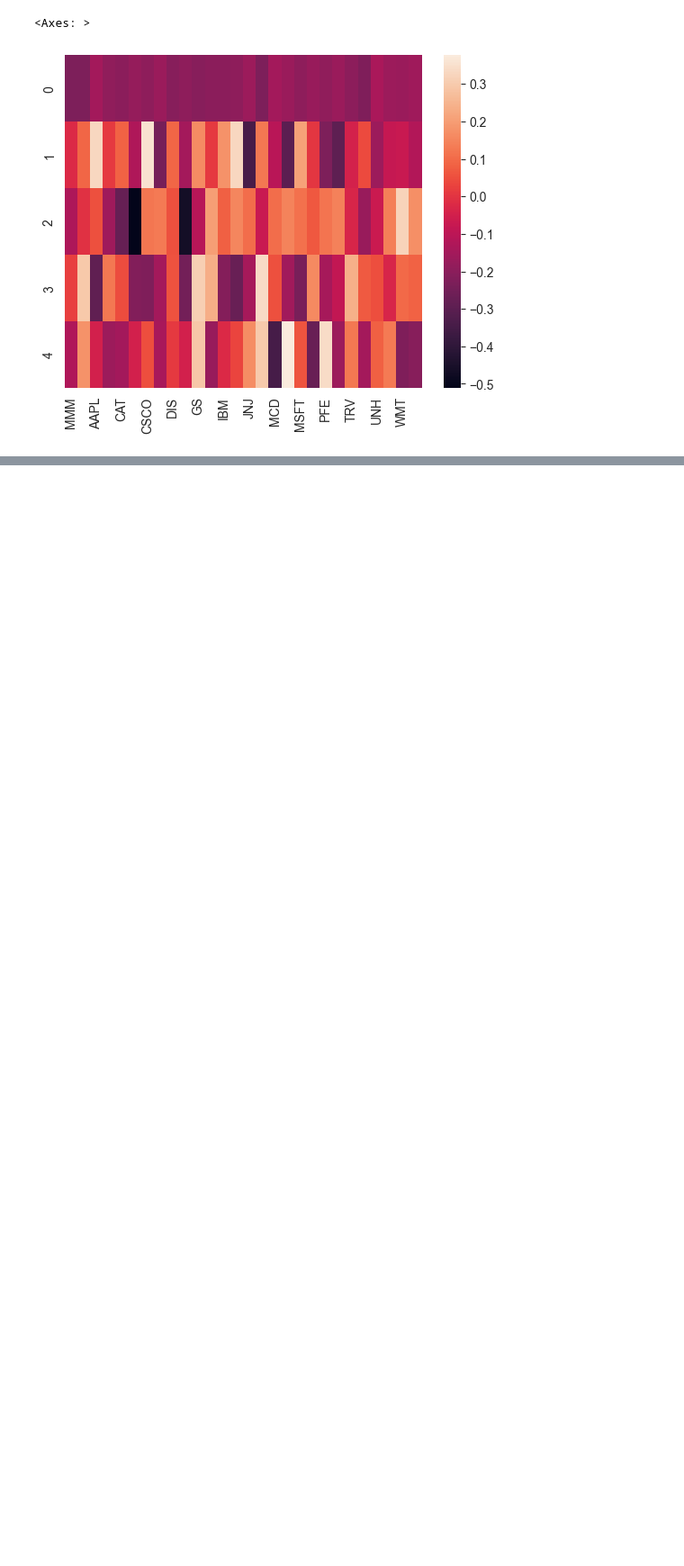
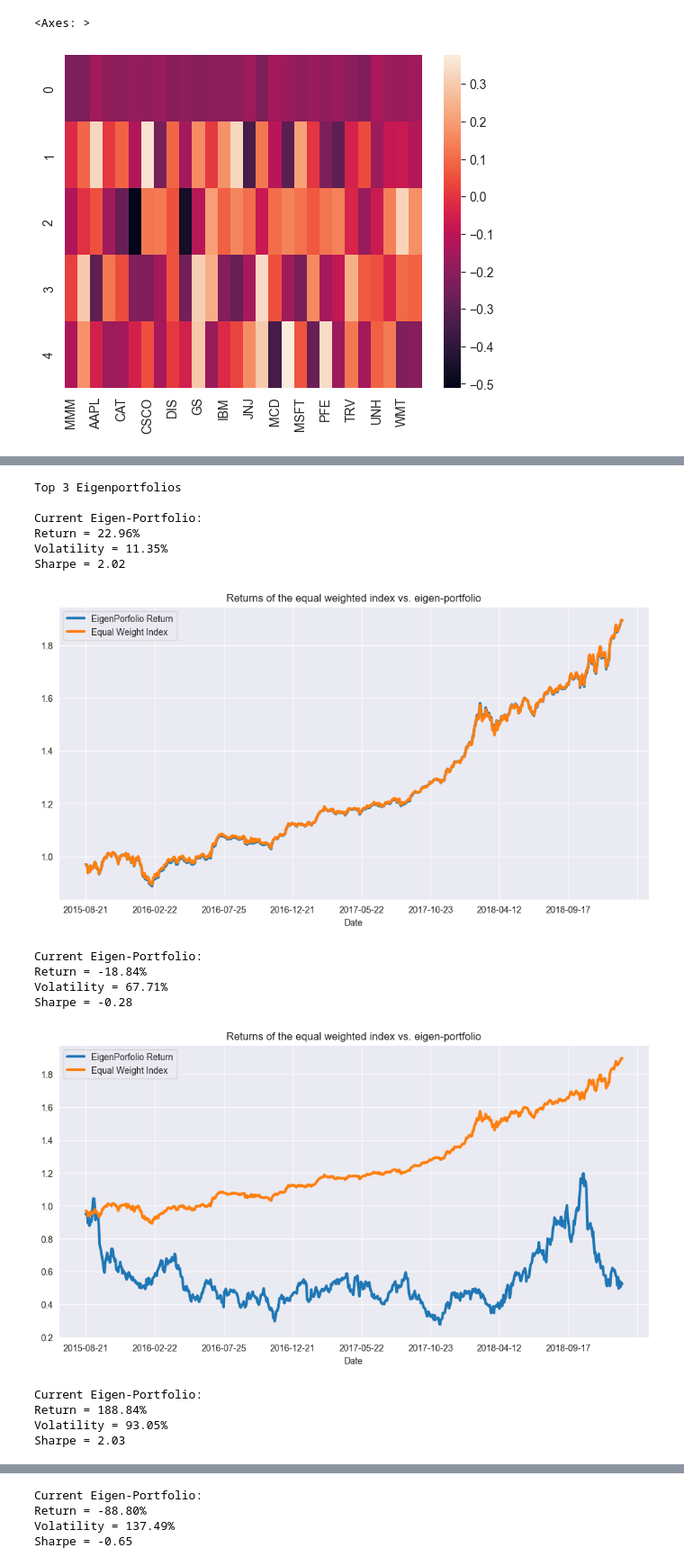
Before and after one commit to MJ-Peters/ADFT-Portfolio-Management-Coursework, a Jupyter notebook: CD22398.ipynb, the cells around one changed output, grey strips where cells are left out. Shown at 90% size. Drawn from its saved outputs; the diff is of its cells as text; code cells hidden in the pictures; blank space fills up the shorter version.

```diff
--- a/CD22398.ipynb
+++ b/CD22398.ipynb
@@ -515,0 +646,48 @@ sns.heatmap(djia_topPortfolios)
+# %%
+def Backtest(eigen):
+
+    """
+
+    Plots Principle components returns against real returns.
+
+    """
+
+    eigen_prtfi = pd.DataFrame(data ={'weights': eigen.squeeze()}, index = djia_stock_tickers)
+    eigen_prti_returns = np.dot(X_test_raw_djia.loc[:, eigen_prtfi.index], eigen)
+    eigen_portfolio_returns = pd.Series(eigen_prti_returns.squeeze(), index=X_test_raw_djia.index)
+    returns, vol, sharpe = sharpe_ratio(eigen_portfolio_returns)
+    print('Current Eigen-Portfolio:\nReturn = %.2f%%\nVolatility = %.2f%%\nSharpe = %.2f' % (returns*100, vol*100, sharpe))
+    equal_weight_return=(X_test_raw_djia * (1/len(djia_pca.components_))).sum(axis=1)
+    df_plot = pd.DataFrame({'EigenPorfolio Return': eigen_portfolio_returns, 'Equal Weight Index': equal_weight_return}, index=X_test_djia.index)
+    np.cumprod(df_plot + 1).plot(title='Returns of the equal weighted index vs. eigen-portfolio' ,
+                          figsize=(12,6), linewidth=3)
+    plt.show()
+
+# Best performing (highest Sharpe) portfolios
+print("Top 3 Eigenportfolios\n")
+Backtest(eigen=weights[0])  # 1st
+Backtest(eigen=weights[10])  # 2nd
+Backtest(eigen=weights[5])  # 3rd
+
+# Worst performing (lowest Sharpe) portfolios
+print("\nBottom 3 Eigenportfolios\n")
+Backtest(eigen=weights[1]) # 22nd
+Backtest(eigen=weights[20])  # 23rd
+Backtest(eigen=weights[22])  # 24th
+# %% [output]
+Top 3 Eigenportfolios
+
+Current Eigen-Portfolio:
+Return = 22.96%
+Volatility = 11.35%
+Sharpe = 2.02
+[figure, added]
+Current Eigen-Portfolio:
+Return = -18.84%
+Volatility = 67.71%
+Sharpe = -0.28
+[figure, added]
+Current Eigen-Portfolio:
+Return = 188.84%
+Volatility = 93.05%
+Sharpe = 2.03
@@ -515,0 +702,4 @@ sns.heatmap(djia_topPortfolios)
+Current Eigen-Portfolio:
+Return = -88.80%
+Volatility = 137.49%
+Sharpe = -0.65
```
Also changed, not shown: parts of 11 cells of this notebook.
